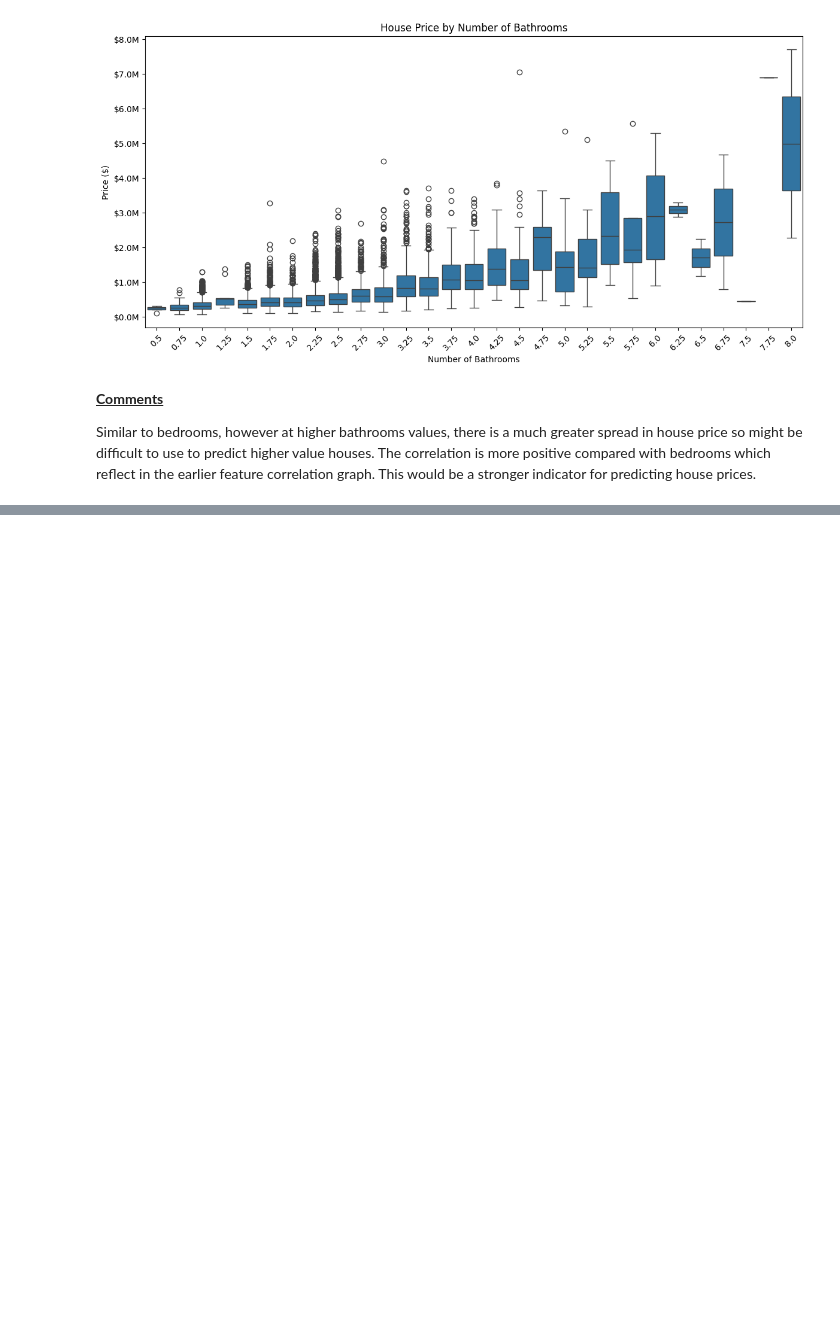
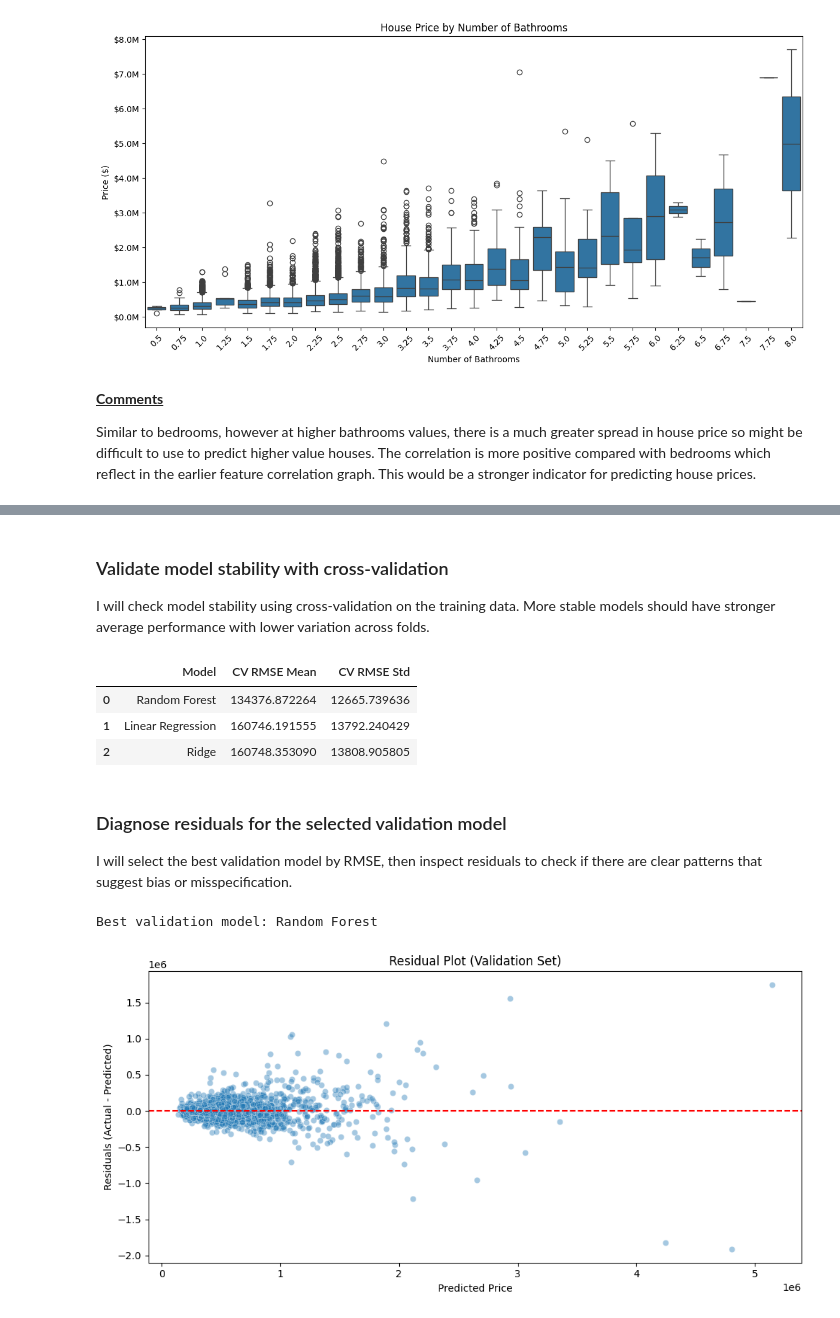
Before and after one commit to KeironTJ/Apprenticeship, a Jupyter notebook: Notebooks/House Sales Project/House_sales_project_1_kj.ipynb, the cells around one changed output, grey strips where cells are left out. Saved outputs shown, nothing was run; the diff lists cells and outputs as text; code cells hidden in the pictures; blank space fills up the shorter version.

```diff
--- a/Notebooks/House Sales Project/House_sales_project_1_kj.ipynb
+++ b/Notebooks/House Sales Project/House_sales_project_1_kj.ipynb
@@ -744,0 +821,12 @@ Similar to bedrooms, however at higher bathrooms values, there is a much greater
+# %%
+X_train, X_temp, y_train, y_temp = train_test_split(
+    X, y, test_size=0.30, random_state=42
+)
+
+X_val, X_test, y_val, y_test = train_test_split(
+    X_temp, y_temp, test_size=0.50, random_state=42
+)
+
+print(f'Train size: {len(X_train)} ({len(X_train)/len(X):.1%})')
+print(f'Validation size: {len(X_val)} ({len(X_val)/len(X):.1%})')
+print(f'Test size: {len(X_test)} ({len(X_test)/len(X):.1%})')
@@ -744,0 +930,59 @@ Similar to bedrooms, however at higher bathrooms values, there is a much greater
+# %% [markdown]
+### Validate model stability with cross-validation
+I will check model stability using cross-validation on the training data. More stable models should have stronger average performance with lower variation across folds.
+# %%
+candidate_models = {
+    'Linear Regression': linear_pipeline,
+    'Ridge': best_ridge,
+    'Random Forest': rf_pipeline,
+}
+
+cv_rows = []
+for name, model in candidate_models.items():
+    cv_rmse = -cross_val_score(
+        model, X_train, y_train, cv=5,
+        scoring='neg_root_mean_squared_error', n_jobs=-1
+    )
+    cv_rows.append({
+        'Model': name,
+        'CV RMSE Mean': cv_rmse.mean(),
+        'CV RMSE Std': cv_rmse.std()
+    })
+
+cv_df = pd.DataFrame(cv_rows).sort_values('CV RMSE Mean').reset_index(drop=True)
+cv_df
+# %% [output]
+|  | Model | CV RMSE Mean | CV RMSE Std |
+| 0 | Random Forest | 134376.872264 | 12665.739636 |
+| 1 | Linear Regression | 160746.191555 | 13792.240429 |
+| 2 | Ridge | 160748.353090 | 13808.905805 |
+# %% [markdown]
+### Diagnose residuals for the selected validation model
+I will select the best validation model by RMSE, then inspect residuals to check if there are clear patterns that suggest bias or misspecification.
+# %%
+best_model_label = metrics_df.iloc[0]['Model']
+print('Best validation model:', best_model_label)
+
+if best_model_label.startswith('Linear Regression'):
+    best_pipeline = linear_pipeline
+    best_val_preds = val_predictions['Linear Regression']
+elif best_model_label.startswith('Ridge'):
+    best_pipeline = best_ridge
+    best_val_preds = val_predictions['Ridge']
+else:
+    best_pipeline = rf_pipeline
+    best_val_preds = val_predictions['Random Forest']
+
+residuals = y_val - best_val_preds
+
+plt.figure(figsize=(10, 5))
+sns.scatterplot(x=best_val_preds, y=residuals, alpha=0.4)
+plt.axhline(0, color='red', linestyle='--')
+plt.xlabel('Predicted Price')
+plt.ylabel('Residuals (Actual - Predicted)')
+plt.title('Residual Plot (Validation Set)')
+plt.tight_layout()
+plt.show()
+# %% [output]
+Best validation model: Random Forest
+[figure, added]
```
Also changed, not shown: parts of 23 cells of this notebook, 2 other files.
